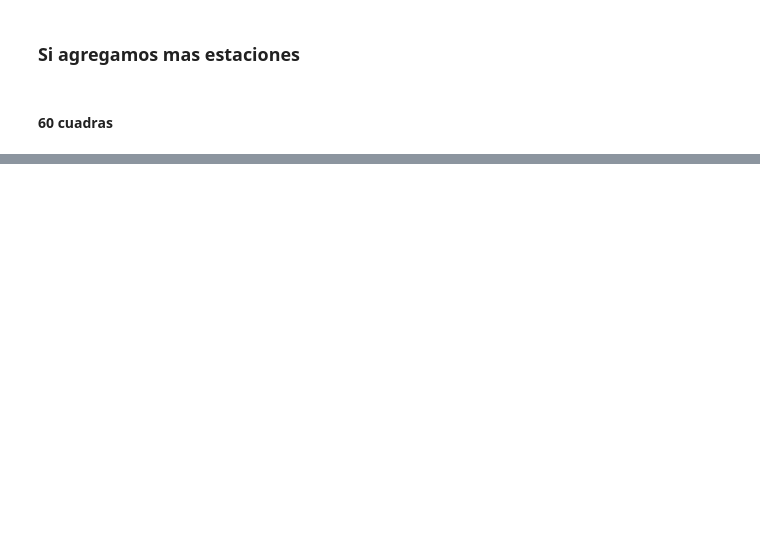
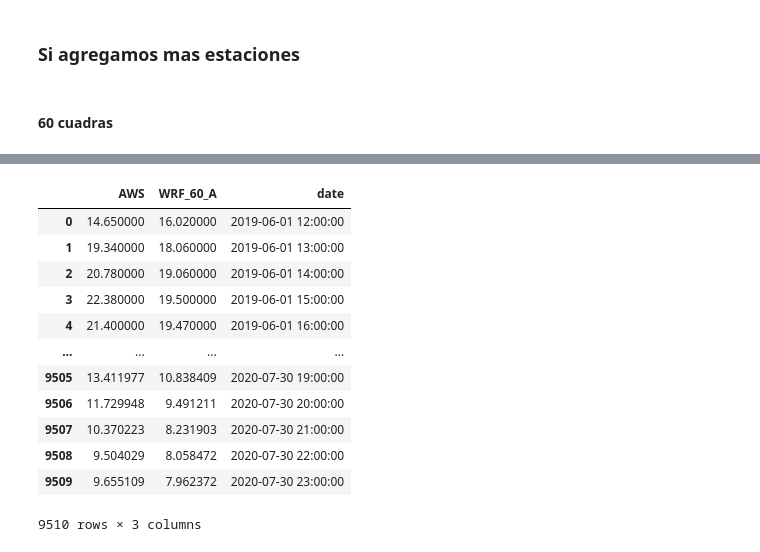
Before and after one commit to OHMC/Calibracion-Temperatura, a Jupyter notebook: notebooks/WRF vs AWS.ipynb, the cells around one changed output, grey strips where cells are left out. Saved outputs shown, nothing was run; the diff lists cells and outputs as text; code cells hidden in the pictures; blank space fills up the shorter version.

```diff
--- a/notebooks/WRF vs AWS.ipynb
+++ b/notebooks/WRF vs AWS.ipynb
@@ -500,3 +500,19 @@ for index, Temp in dfTmp_60_A.iterrows():
+# %%
+dfTmp_60_A
+# %% [output]
+|  | AWS | WRF_60_A | date |
+| 0 | 14.650000 | 16.020000 | 2019-06-01 12:00:00 |
+| 1 | 19.340000 | 18.060000 | 2019-06-01 13:00:00 |
+| 2 | 20.780000 | 19.060000 | 2019-06-01 14:00:00 |
+| 3 | 22.380000 | 19.500000 | 2019-06-01 15:00:00 |
+| 4 | 21.400000 | 19.470000 | 2019-06-01 16:00:00 |
+| ... | ... | ... | ... |
+| 9505 | 13.411977 | 10.838409 | 2020-07-30 19:00:00 |
+| 9506 | 11.729948 | 9.491211 | 2020-07-30 20:00:00 |
+| 9507 | 10.370223 | 8.231903 | 2020-07-30 21:00:00 |
+| 9508 | 9.504029 | 8.058472 | 2020-07-30 22:00:00 |
+| 9509 | 9.655109 | 7.962372 | 2020-07-30 23:00:00 |
+9510 rows × 3 columns
 # %%
 dfTmp_60_B = pd.DataFrame()
 
```
Also changed, not shown: parts of 16 cells of this notebook, 2 other files.
